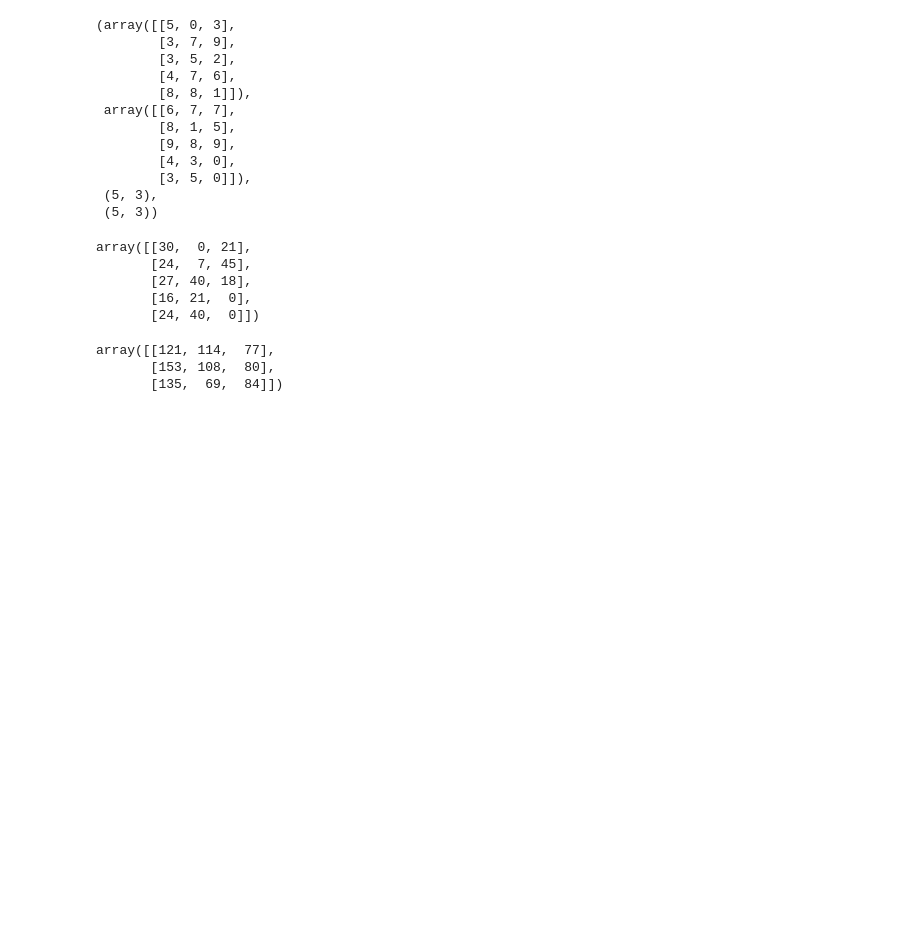
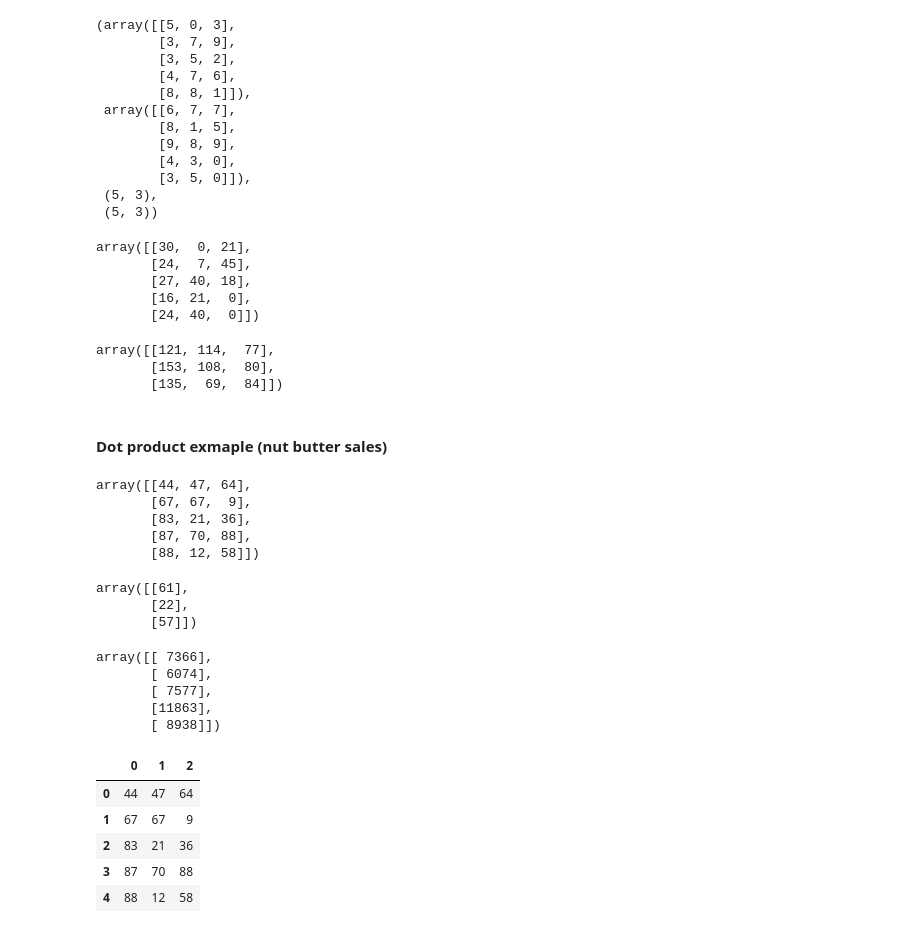
Before and after one commit to kagiyanagi/learning-ml, a Jupyter notebook: introduction-to-numpy.ipynb, the cells around one changed output. Drawn from its saved outputs; the diff is of its cells as text; code cells hidden in the pictures; blank space fills up the shorter version.

```diff
--- a/introduction-to-numpy.ipynb
+++ b/introduction-to-numpy.ipynb
@@ -447,3 +454,41 @@ np.dot(mat1.T, mat2)
 array([[121, 114,  77],
        [153, 108,  80],
        [135,  69,  84]])
+# %% [markdown]
+#### Dot product exmaple (nut butter sales)
+# %%
+np.random.seed(0)
+sales_amounts = np.random.randint(99, size=(5, 3))
+sales_amounts
+# %% [output]
+array([[44, 47, 64],
+       [67, 67,  9],
+       [83, 21, 36],
+       [87, 70, 88],
+       [88, 12, 58]])
+# %%
+prise_amounts = np.random.randint(99, size=(1, 3)).T
+prise_amounts
+# %% [output]
+array([[61],
+       [22],
+       [57]])
+# %%
+np.dot(sales_amounts, prise_amounts)
+# %% [output]
+array([[ 7366],
+       [ 6074],
+       [ 7577],
+       [11863],
+       [ 8938]])
+# %%
+import pandas as pd
+sales_amounts_df = pd.DataFrame(sales_amounts)
+sales_amounts_df
+# %% [output]
+|  | 0 | 1 | 2 |
+| 0 | 44 | 47 | 64 |
+| 1 | 67 | 67 | 9 |
+| 2 | 83 | 21 | 36 |
+| 3 | 87 | 70 | 88 |
+| 4 | 88 | 12 | 58 |
```
Also changed, not shown: parts of 14 cells of this notebook.
